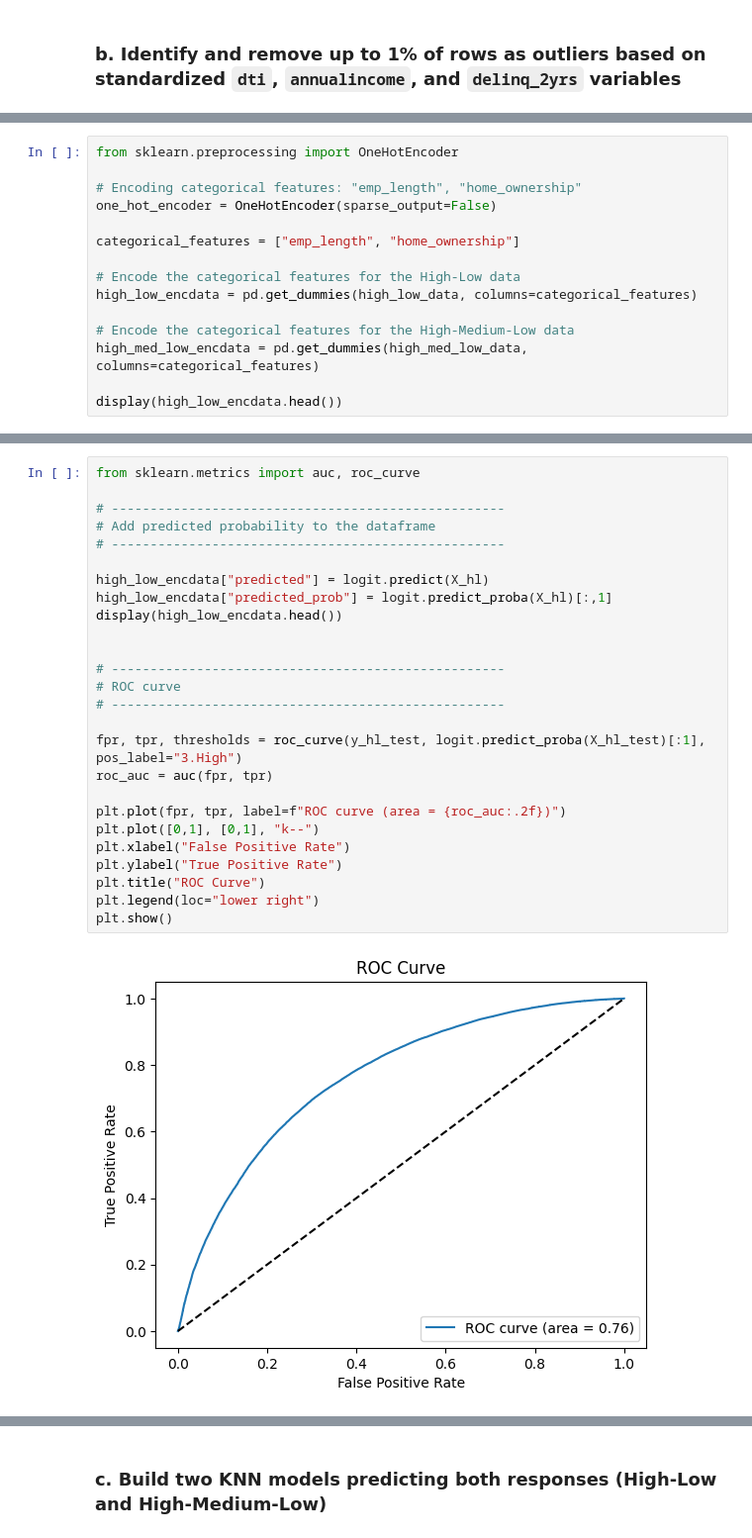
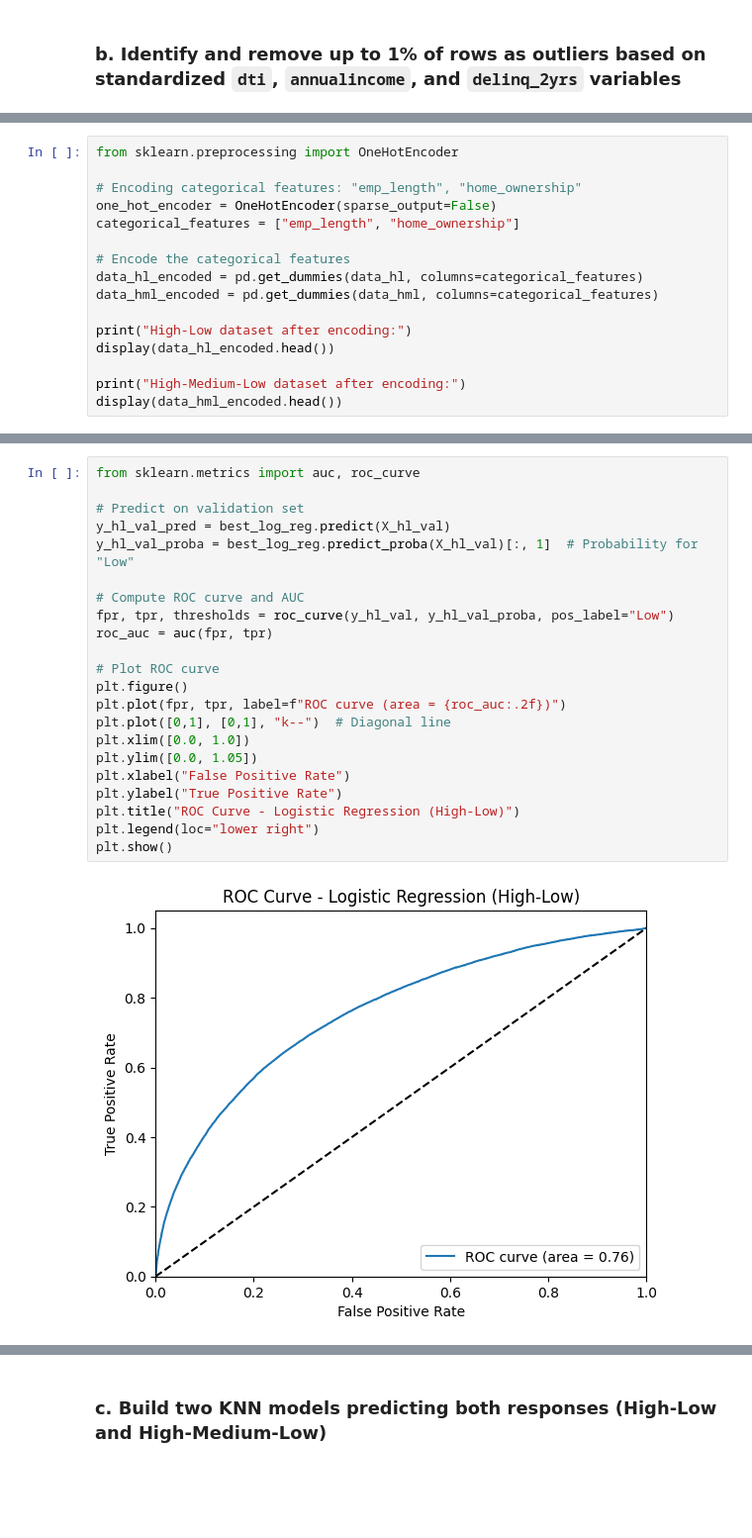
Before and after one commit to suxrobGM/cs6140-assignments, a Jupyter notebook: assignments/src/assignment2/notebook2.ipynb, the cells around one changed output, grey strips where cells are left out. Shown at 99% size. Saved outputs shown, nothing was run; the diff lists cells and outputs as text; blank space fills up the shorter version.

```diff
--- a/assignments/src/assignment2/notebook2.ipynb
+++ b/assignments/src/assignment2/notebook2.ipynb
@@ -218,14 +367,15 @@ from sklearn.preprocessing import OneHotEncoder
 
 # Encoding categorical features: "emp_length", "home_ownership"
 one_hot_encoder = OneHotEncoder(sparse_output=False)
-
 categorical_features = ["emp_length", "home_ownership"]
 
-# Encode the categorical features for the High-Low data
-high_low_encdata = pd.get_dummies(high_low_data, columns=categorical_features)
+# Encode the categorical features
+data_hl_encoded = pd.get_dummies(data_hl, columns=categorical_features)
+data_hml_encoded = pd.get_dummies(data_hml, columns=categorical_features)
 
-# Encode the categorical features for the High-Medium-Low data
-high_med_low_encdata = pd.get_dummies(high_med_low_data, columns=categorical_features)
+print("High-Low dataset after encoding:")
+display(data_hl_encoded.head())
 
-display(high_low_encdata.head())
+print("High-Medium-Low dataset after encoding:")
+display(data_hml_encoded.head())
 # %% [output]
@@ -294,28 +541,24 @@ weighted avg       0.72      0.73      0.71    145298
 # %%
 from sklearn.metrics import auc, roc_curve
 
-# ---------------------------------------------------
-# Add predicted probability to the dataframe
-# ---------------------------------------------------
+# Predict on validation set
+y_hl_val_pred = best_log_reg.predict(X_hl_val)
+y_hl_val_proba = best_log_reg.predict_proba(X_hl_val)[:, 1]  # Probability for "Low"
 
-high_low_encdata["predicted"] = logit.predict(X_hl)
-high_low_encdata["predicted_prob"] = logit.predict_proba(X_hl)[:,1]
-display(high_low_encdata.head())
-
-
-# ---------------------------------------------------
-# ROC curve
-# ---------------------------------------------------
-
-fpr, tpr, thresholds = roc_curve(y_hl_test, logit.predict_proba(X_hl_test)[:1], pos_label="3.High")
+# Compute ROC curve and AUC
+fpr, tpr, thresholds = roc_curve(y_hl_val, y_hl_val_proba, pos_label="Low")
 roc_auc = auc(fpr, tpr)
 
+# Plot ROC curve
+plt.figure()
 plt.plot(fpr, tpr, label=f"ROC curve (area = {roc_auc:.2f})")
-plt.plot([0,1], [0,1], "k--")
+plt.plot([0,1], [0,1], "k--")  # Diagonal line
+plt.xlim([0.0, 1.0])
+plt.ylim([0.0, 1.05])
 plt.xlabel("False Positive Rate")
 plt.ylabel("True Positive Rate")
-plt.title("ROC Curve")
+plt.title("ROC Curve - Logistic Regression (High-Low)")
 plt.legend(loc="lower right")
 plt.show()
 # %% [output]
-[figure, old version]
+[figure, new version]
```
Also changed, not shown: parts of 50 cells of this notebook, 1 other file.
